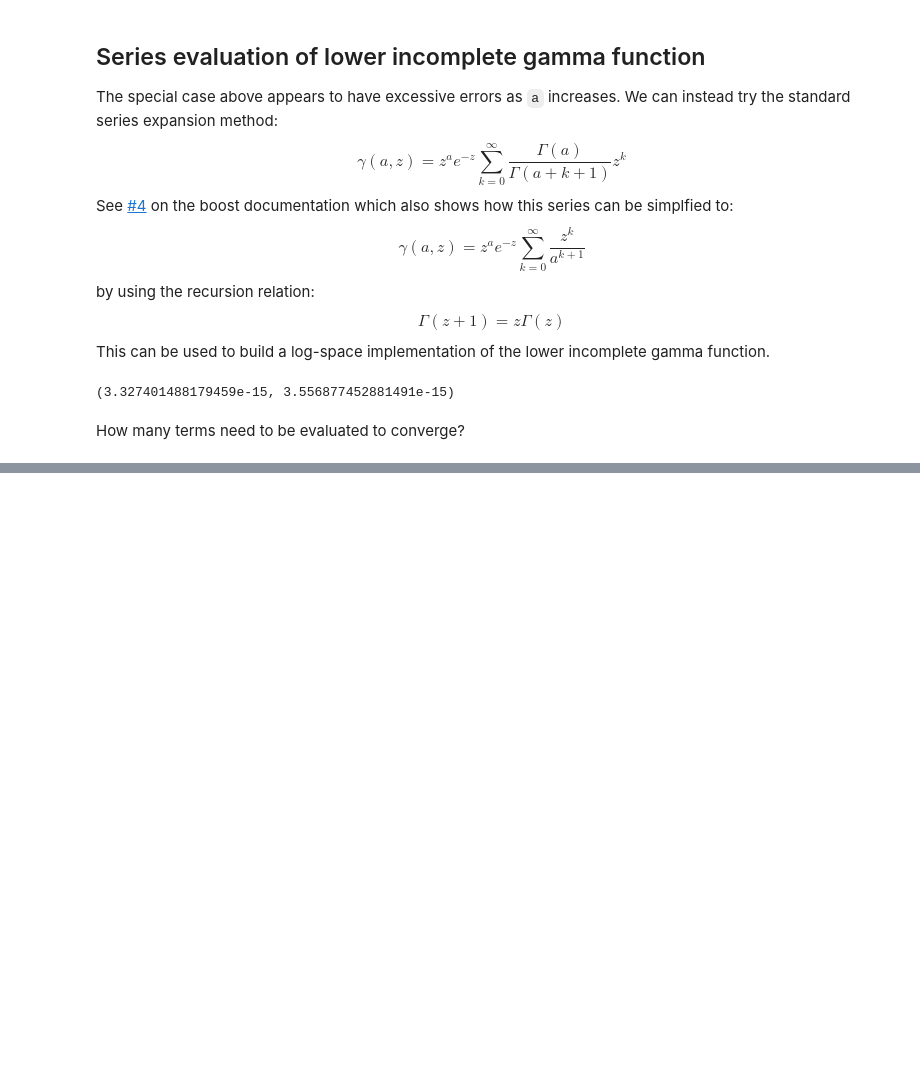
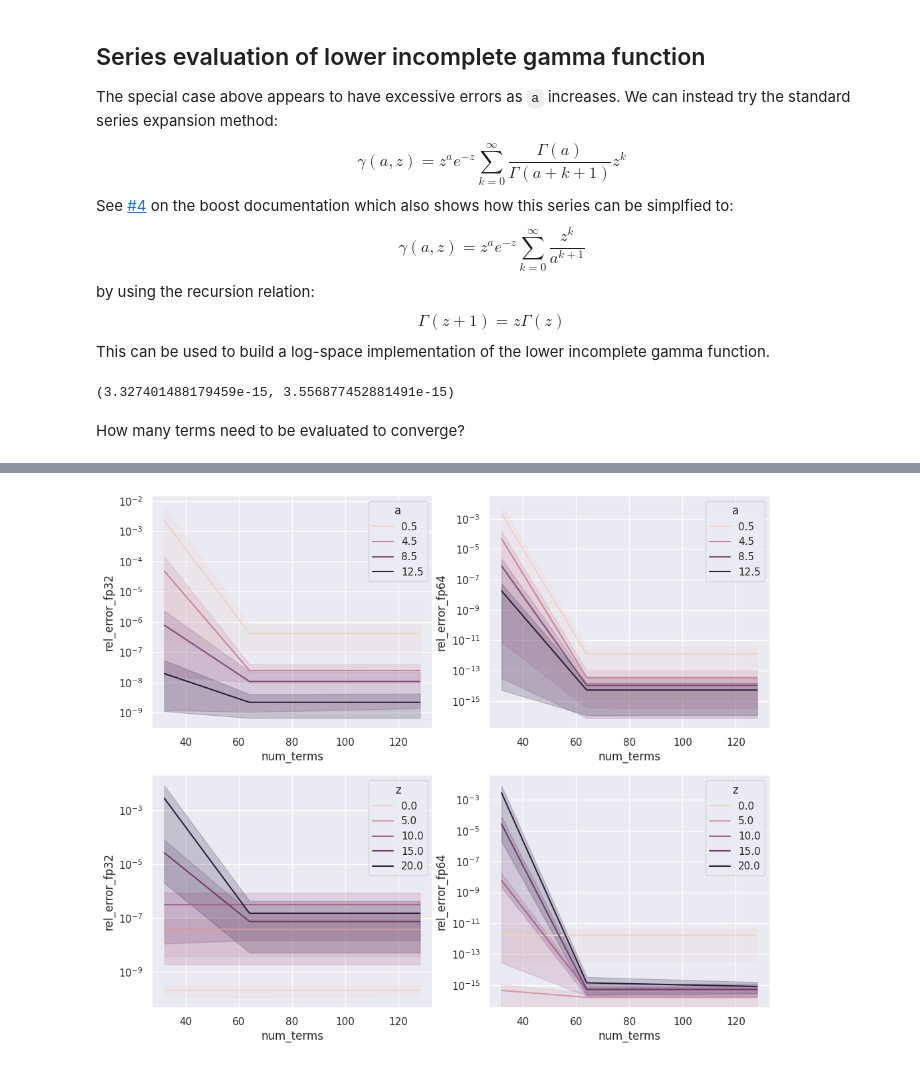
Before and after one commit to graphcore-research/pyscf-ipu, a Jupyter notebook: notebooks/gammanu.ipynb, the cells around one changed output, grey strips where cells are left out. Drawn from its saved outputs; the diff is of its cells as text; code cells hidden in the pictures; blank space fills up the shorter version.

```diff
--- a/notebooks/gammanu.ipynb
+++ b/notebooks/gammanu.ipynb
@@ -371,6 +379,0 @@ plt.yscale("log")
-# %%
-a = 1.0
-z = 1.0
-k = np.arange(0, 16)
-total = np.sum(np.cumprod(z / (a + k)))
-a * np.log(z) - z + np.log(total)
@@ -381,0 +380,11 @@ a * np.log(z) - z + np.log(total)
+# %%
+_, ax = plt.subplots(2, 2, figsize=(12,10), )
+sns.lineplot(ax=ax[0, 0], data=df, x="num_terms", y="rel_error_fp32", hue="a")
+sns.lineplot(ax=ax[0, 1], data=df, x="num_terms", y="rel_error_fp64", hue="a")
+sns.lineplot(ax=ax[1, 0], data=df, x="num_terms", y="rel_error_fp32", hue="z")
+sns.lineplot(ax=ax[1, 1], data=df, x="num_terms", y="rel_error_fp64", hue="z")
+
+for a in ax.flat:
+  a.set(yscale="log")
+# %% [output]
+[figure, added]
```
Also changed, not shown: parts of 9 cells of this notebook.
